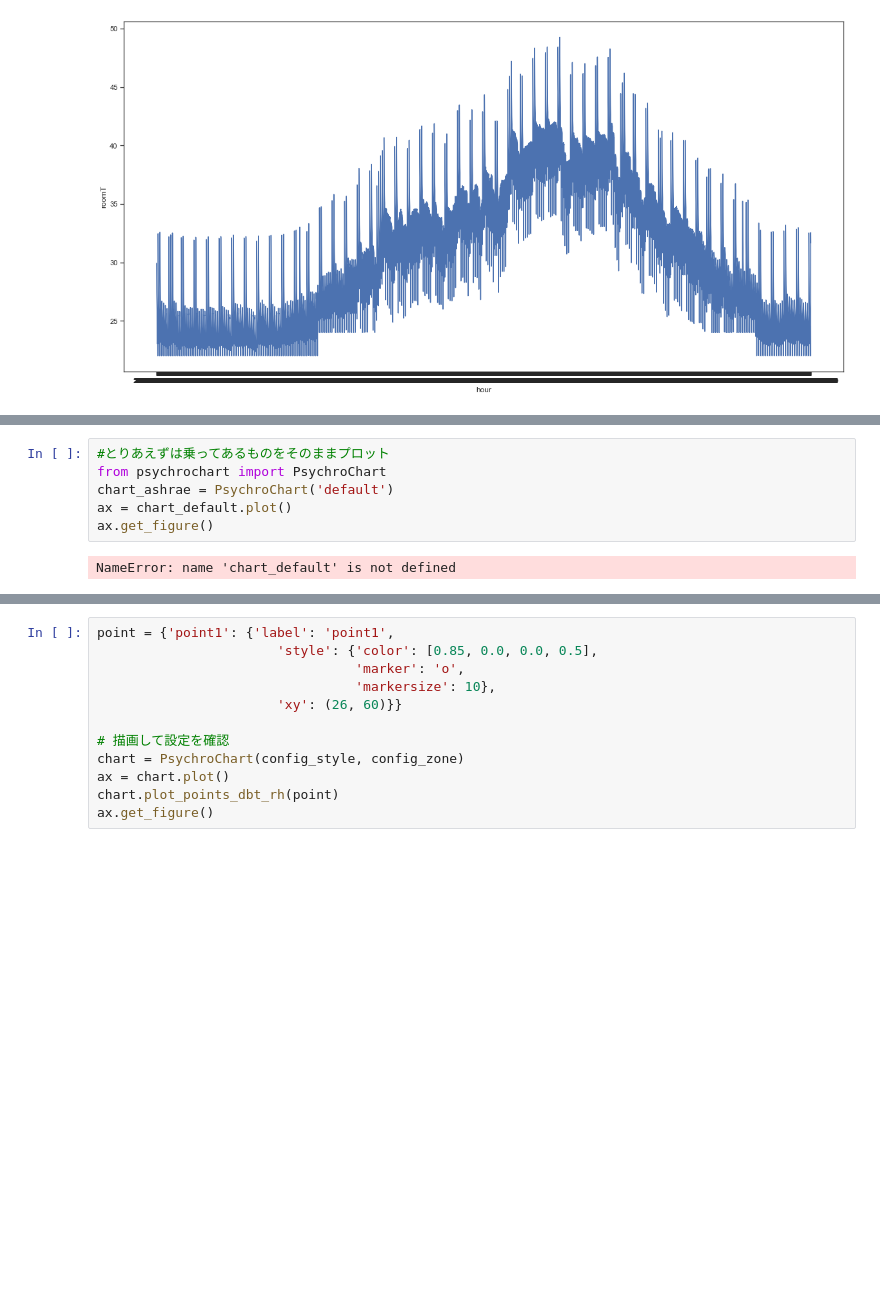
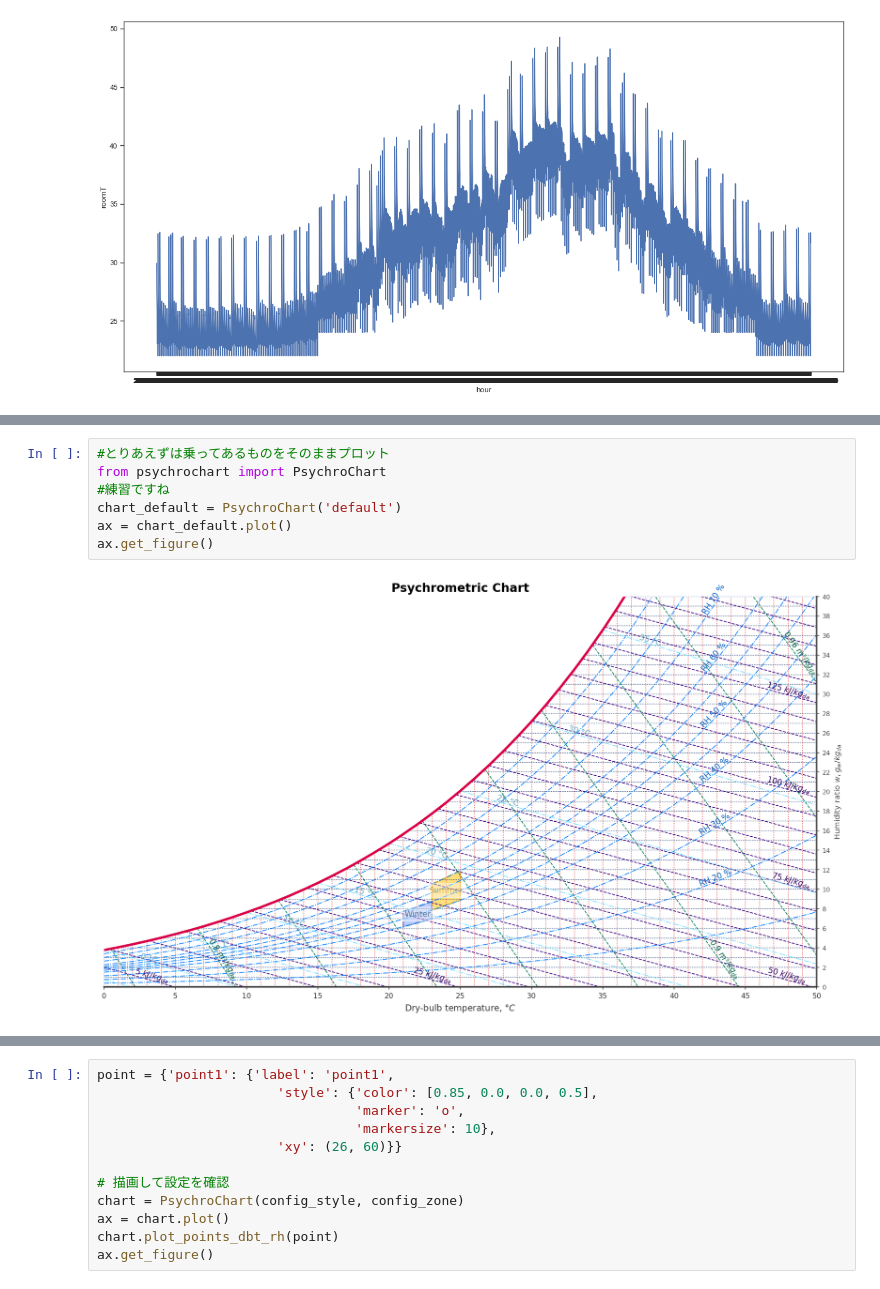
Before and after one commit to becat-oss/therb-notebook, a Jupyter notebook: 時系列データ分析.ipynb, the cells around one changed output, grey strips where cells are left out. Cells and saved outputs as stored; diff of their text form; blank space fills up the shorter version.

```diff
--- a/時系列データ分析.ipynb
+++ b/時系列データ分析.ipynb
@@ -188,11 +186,12 @@ Requirement already satisfied: six in c:\users\81803\anaconda3\lib\site-packages
 # %%
 #とりあえずは乗ってあるものをそのままプロット
 from psychrochart import PsychroChart
-chart_ashrae = PsychroChart('default')
+#練習ですね
+chart_default = PsychroChart('default')
 ax = chart_default.plot()
 ax.get_figure()
 # %% [output]
-NameError: name 'chart_default' is not defined
+[figure, added]
 # %%
 #3. ベースとなる湿り空気線図のスタイルの設定
 from psychrochart import load_config
```
Also changed, not shown: parts of 12 cells of this notebook.
